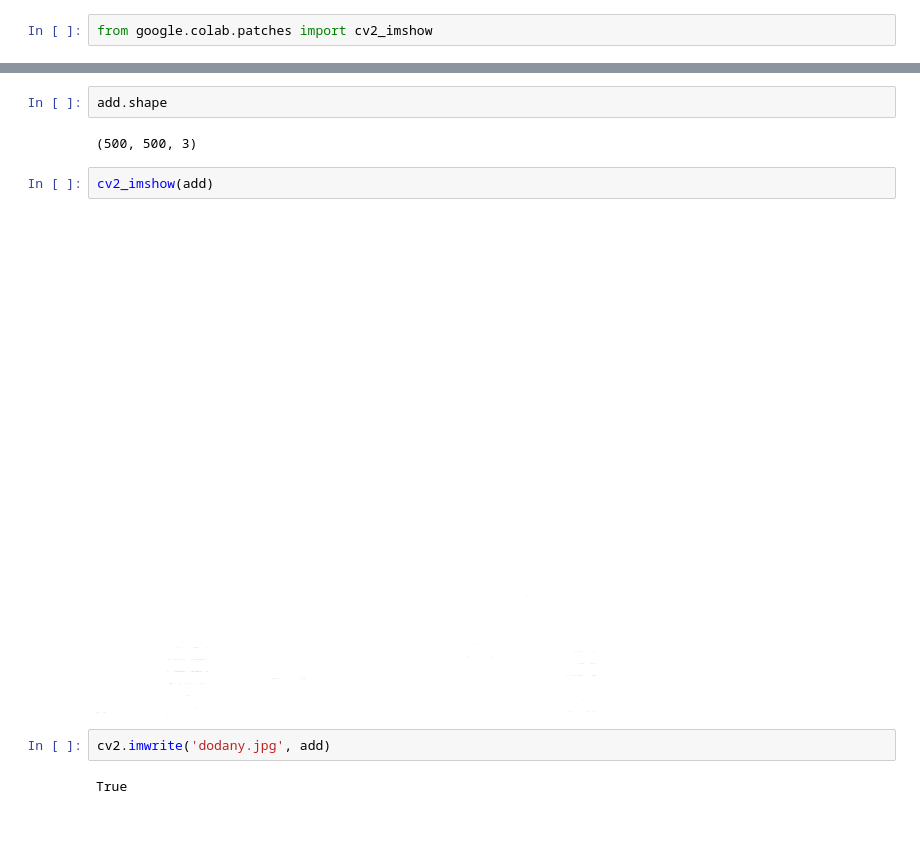
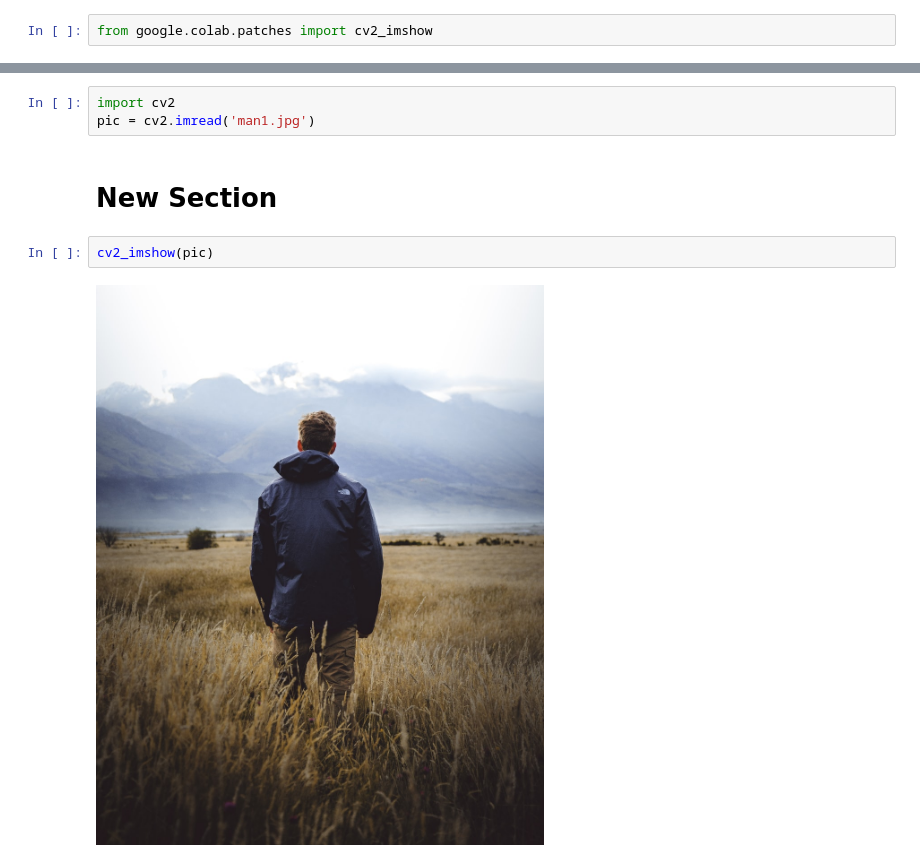
Before and after one commit to bonowg/opencv, a Jupyter notebook: lekcja1.ipynb, the cells around one changed output, grey strips where cells are left out. Cells and saved outputs as stored; diff of their text form; blank space fills up the shorter version.

```diff
--- a/lekcja1.ipynb
+++ b/lekcja1.ipynb
@@ -83,12 +27,9 @@ add = cv2.add(img1, img2)
-# %%
-add.shape
-# %% [output]
-(500, 500, 3)
-# %%
-cv2_imshow(add)
-# %% [output]
-[figure, removed]
-# %%
-cv2.imwrite('dodany.jpg', add)
-# %% [output]
-True
+# %%
+import cv2
+pic = cv2.imread('man1.jpg')
+# %% [markdown]
+# New Section
+# %%
+cv2_imshow(pic)
+# %% [output]
+[figure, added]
```
Also changed, not shown: parts of 33 cells of this notebook.
